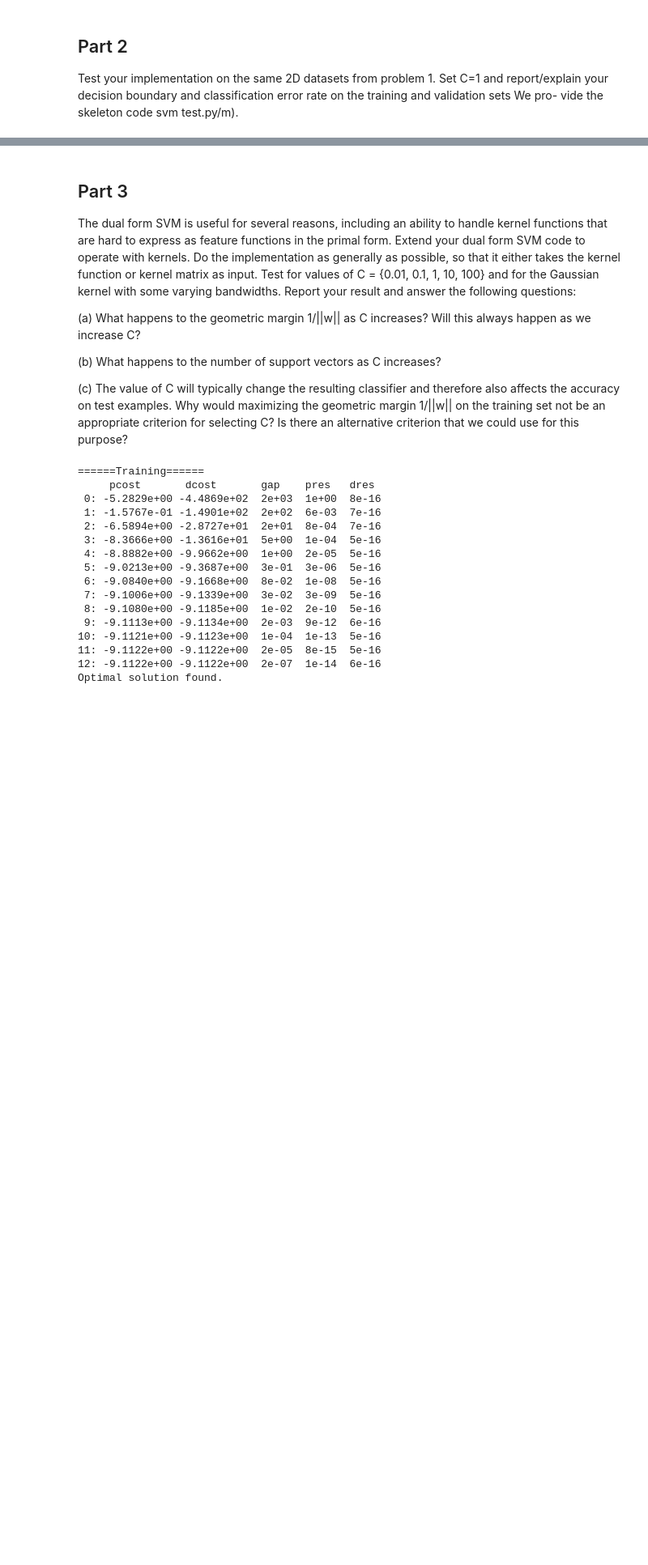
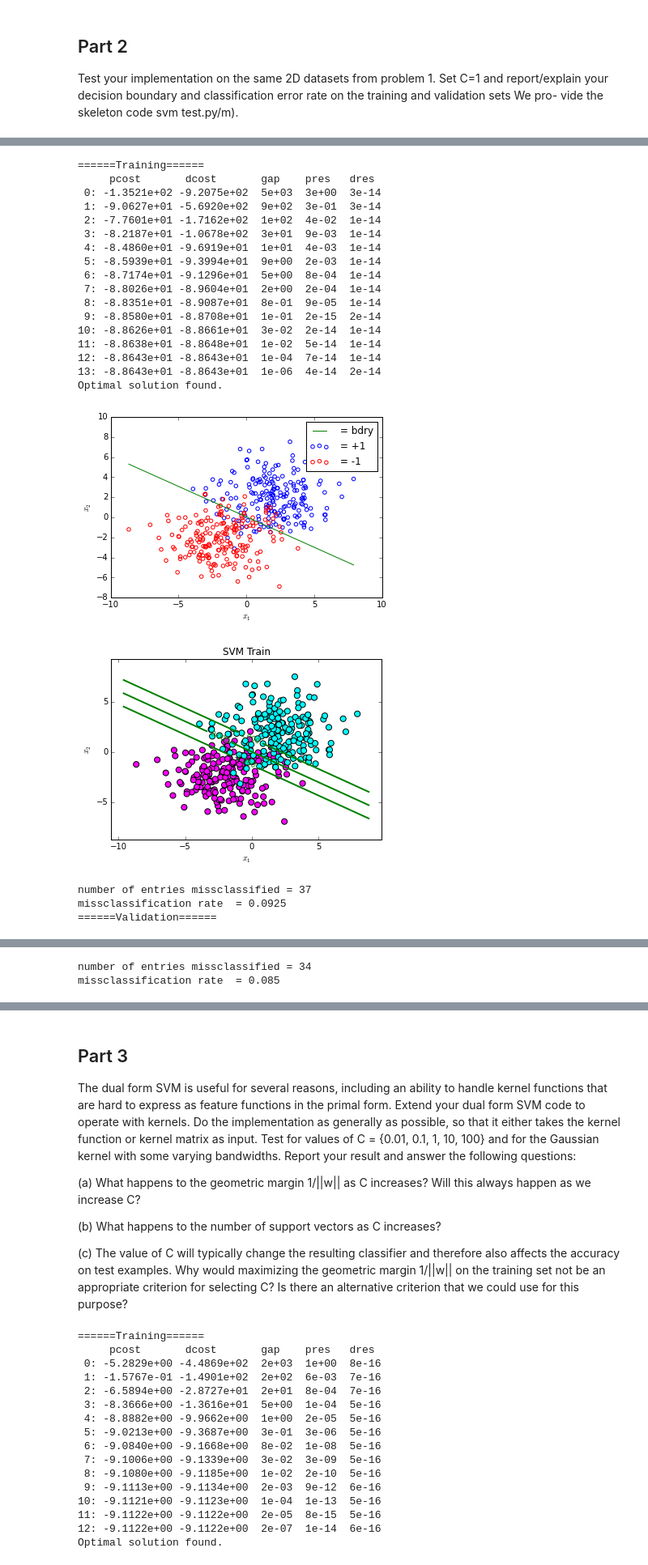
Before and after one commit to peteflorence/Machine-Learning-6.867-homework, a Jupyter notebook: hw2/prob_2.ipynb, the cells around one changed output, grey strips where cells are left out. Shown at 81% size. Drawn from its saved outputs; the diff is of its cells as text; code cells hidden in the pictures; blank space fills up the shorter version.

```diff
--- a/hw2/prob_2.ipynb
+++ b/hw2/prob_2.ipynb
@@ -262,28 +284,55 @@ Optimal solution found.
 # %%
 # parameters
 name = 'stdev2'
 print '======Training======'
 # load data from csv files
 train = loadtxt('hw2_resources/data/data_'+name+'_train.csv')
 # use deep copy here to make cvxopt happy
 X = train[:, 0:2].copy()
 Y = train[:, 2:3].copy()
 
 # Carry out training, primal and/or dual
 svm = SVM(X,Y)
 svm.computeSolution()
 svm.plotData()
 # Define the predictSVM(x) function, which uses trained parameters
 predictSVM = svm.predictorFunction
 
 # plot training results
 plotDecisionBoundary(X, Y, predictSVM, [-1, 0, 1], title = 'SVM Train')
+# print misclassification rate
+cer_train,_ = svm.CER_type(type="train", rescale=False, verbose=True, rescaleMethod="interval", file=name)
 
 
 print '======Validation======'
 # load data from csv files
 validate = loadtxt('hw2_resources/data/data_'+name+'_validate.csv')
 X = validate[:, 0:2]
 Y = validate[:, 2:3]
 # plot validation results
 plotDecisionBoundary(X, Y, predictSVM, [-1, 0, 1], title = 'SVM Validate')
+# print misclassification rate
+cer_train,_ = svm.CER_type(type="validate", rescale=False, verbose=True, rescaleMethod="interval", file=name)
+# %% [output]
+======Training======
+     pcost       dcost       gap    pres   dres
+ 0: -1.3521e+02 -9.2075e+02  5e+03  3e+00  3e-14
+ 1: -9.0627e+01 -5.6920e+02  9e+02  3e-01  3e-14
+ 2: -7.7601e+01 -1.7162e+02  1e+02  4e-02  1e-14
+ 3: -8.2187e+01 -1.0678e+02  3e+01  9e-03  1e-14
+ 4: -8.4860e+01 -9.6919e+01  1e+01  4e-03  1e-14
+ 5: -8.5939e+01 -9.3994e+01  9e+00  2e-03  1e-14
+ 6: -8.7174e+01 -9.1296e+01  5e+00  8e-04  1e-14
+ 7: -8.8026e+01 -8.9604e+01  2e+00  2e-04  1e-14
+ 8: -8.8351e+01 -8.9087e+01  8e-01  9e-05  1e-14
+ 9: -8.8580e+01 -8.8708e+01  1e-01  2e-15  2e-14
+10: -8.8626e+01 -8.8661e+01  3e-02  2e-14  1e-14
+11: -8.8638e+01 -8.8648e+01  1e-02  5e-14  1e-14
+12: -8.8643e+01 -8.8643e+01  1e-04  7e-14  1e-14
+13: -8.8643e+01 -8.8643e+01  1e-06  4e-14  2e-14
+Optimal solution found.
+[figure, added]
+[figure, added]
+number of entries missclassified = 37
+missclassification rate  = 0.0925
+======Validation======
@@ -290,3 +340,5 @@ plotDecisionBoundary(X, Y, predictSVM, [-1, 0, 1], title = 'SVM Validate')
+number of entries missclassified = 34
+missclassification rate  = 0.085
 # %%
 # parameters
 name = 'stdev4'
```
Also changed, not shown: parts of 9 cells of this notebook, 20 other files.
